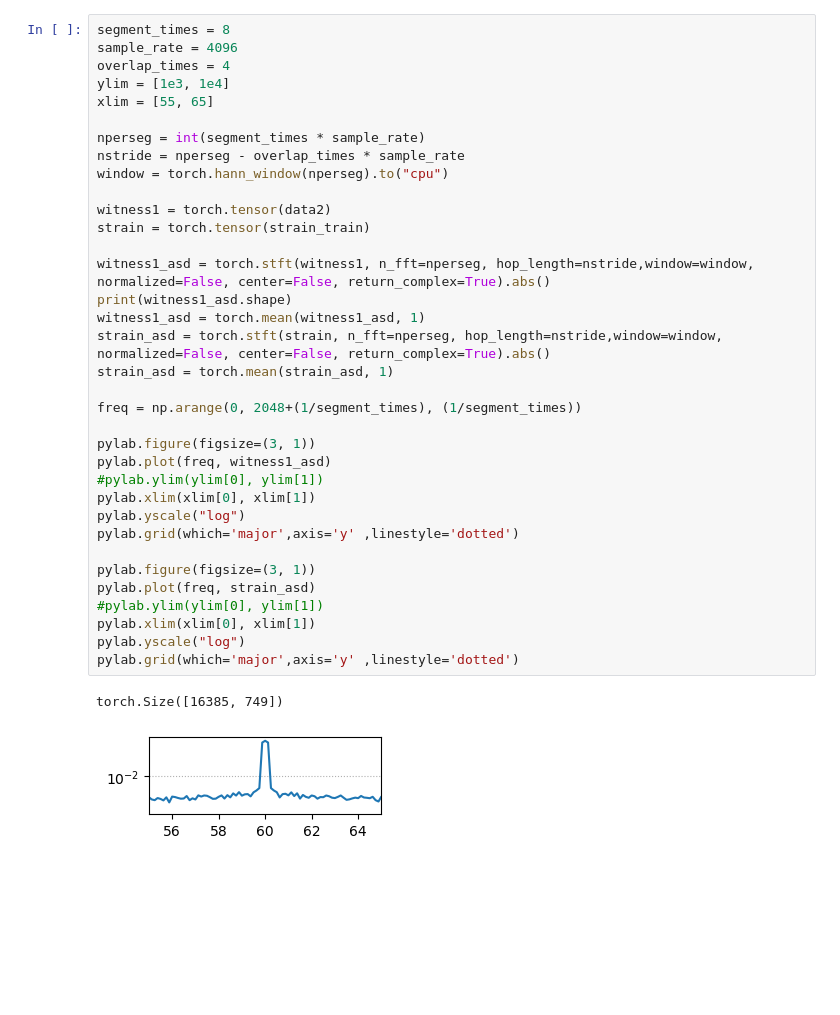
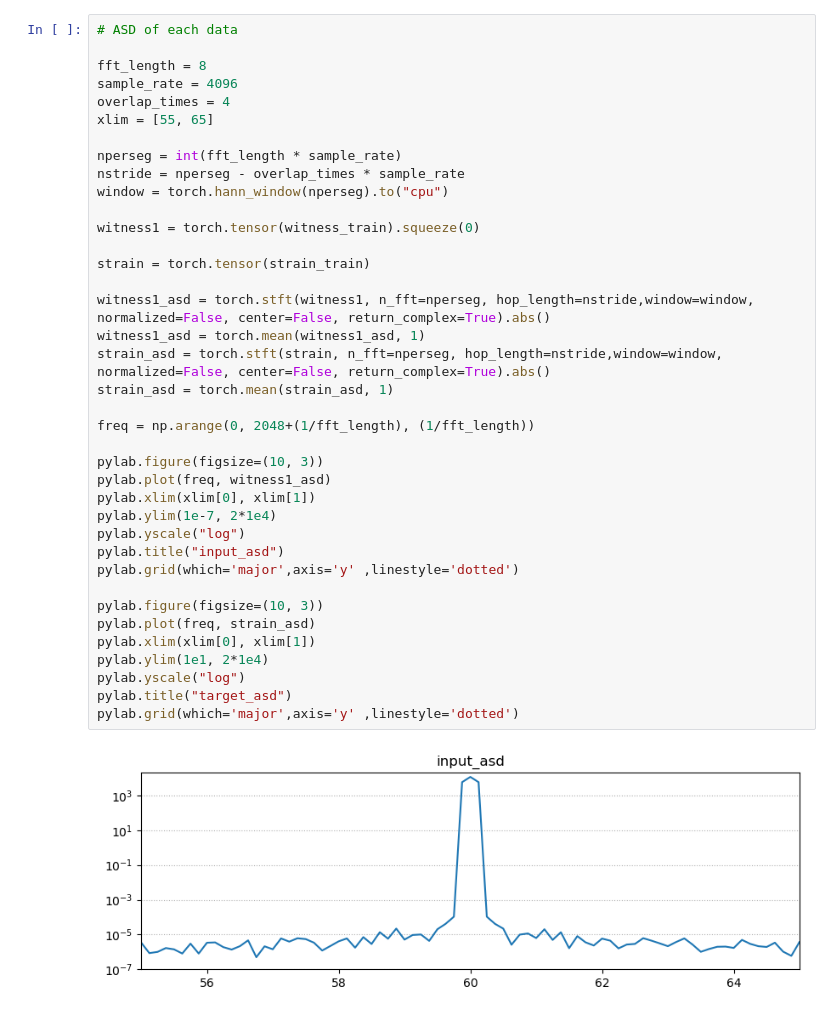
Before and after one commit to k-Takatani/deepclean, a Jupyter notebook: Deepclean_torch-powerline.ipynb, the cells around one changed output. Saved outputs shown, nothing was run; the diff lists cells and outputs as text; blank space fills up the shorter version.

```diff
--- a/Deepclean_torch-powerline.ipynb
+++ b/Deepclean_torch-powerline.ipynb
@@ -84,38 +80,40 @@ torch.Size([749, 1, 32768])
 # %%
-segment_times = 8
+# ASD of each data
+
+fft_length = 8
 sample_rate = 4096
 overlap_times = 4
-ylim = [1e3, 1e4]
 xlim = [55, 65]
 
-nperseg = int(segment_times * sample_rate)
+nperseg = int(fft_length * sample_rate)
 nstride = nperseg - overlap_times * sample_rate
 window = torch.hann_window(nperseg).to("cpu")
 
-witness1 = torch.tensor(data2)
+witness1 = torch.tensor(witness_train).squeeze(0)
+
 strain = torch.tensor(strain_train)
 
 witness1_asd = torch.stft(witness1, n_fft=nperseg, hop_length=nstride,window=window, normalized=False, center=False, return_complex=True).abs()
-print(witness1_asd.shape)
 witness1_asd = torch.mean(witness1_asd, 1)
 strain_asd = torch.stft(strain, n_fft=nperseg, hop_length=nstride,window=window, normalized=False, center=False, return_complex=True).abs()
 strain_asd = torch.mean(strain_asd, 1)
 
-freq = np.arange(0, 2048+(1/segment_times), (1/segment_times))
+freq = np.arange(0, 2048+(1/fft_length), (1/fft_length))
 
-pylab.figure(figsize=(3, 1))
+pylab.figure(figsize=(10, 3))
 pylab.plot(freq, witness1_asd)
-#pylab.ylim(ylim[0], ylim[1])
 pylab.xlim(xlim[0], xlim[1])
+pylab.ylim(1e-7, 2*1e4)
 pylab.yscale("log")
+pylab.title("input_asd")
 pylab.grid(which='major',axis='y' ,linestyle='dotted')
 
-pylab.figure(figsize=(3, 1))
+pylab.figure(figsize=(10, 3))
 pylab.plot(freq, strain_asd)
-#pylab.ylim(ylim[0], ylim[1])
 pylab.xlim(xlim[0], xlim[1])
+pylab.ylim(1e1, 2*1e4)
 pylab.yscale("log")
+pylab.title("target_asd")
 pylab.grid(which='major',axis='y' ,linestyle='dotted')
 # %% [output]
-torch.Size([16385, 749])
-[figure, old version]
+[figure, new version]
```
Also changed, not shown: parts of 17 cells of this notebook.
